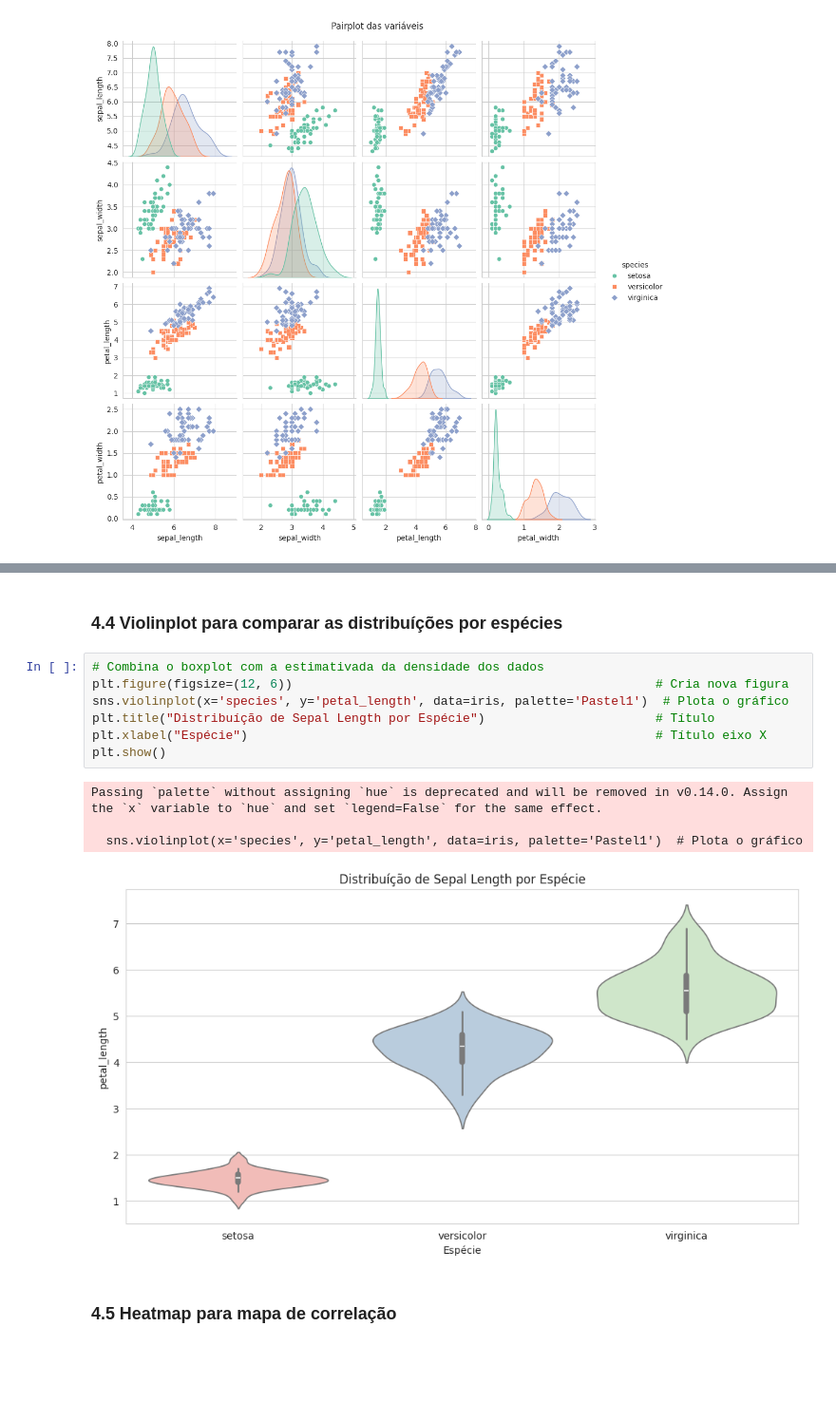
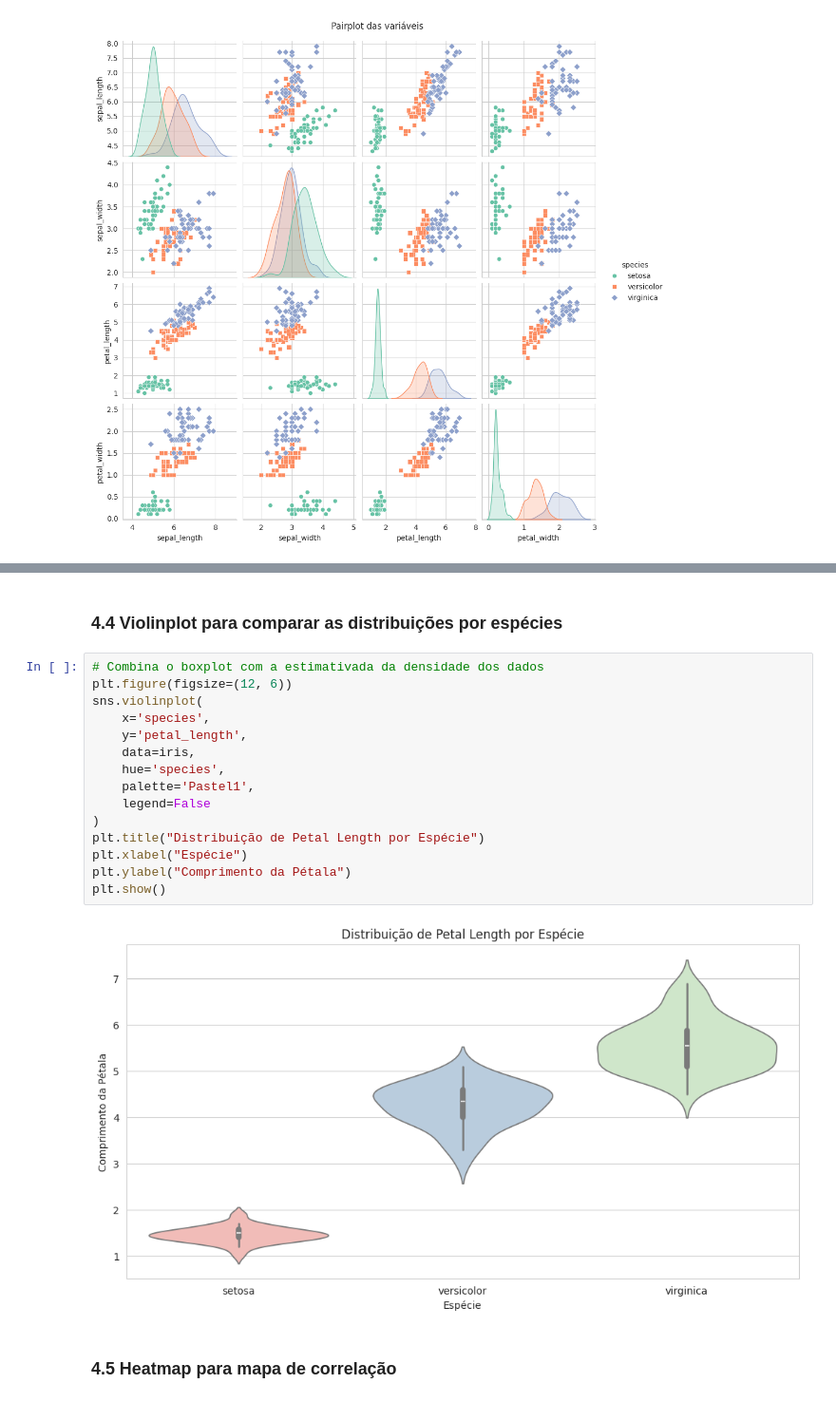
Before and after one commit to AngeloImon/Aulas-IA, a Jupyter notebook: Aula_IA_1_Iris_DataSet.ipynb, the cells around one changed output, grey strips where cells are left out. Shown at 95% size. Drawn from its saved outputs; the diff is of its cells as text; blank space fills up the shorter version.

```diff
--- a/Aula_IA_1_Iris_DataSet.ipynb
+++ b/Aula_IA_1_Iris_DataSet.ipynb
@@ -131,19 +134,24 @@ plt.show()
 # %% [output]
 [figure]
 # %% [markdown]
-### 4.4 Violinplot para comparar as distribuíções por espécies
+### 4.4 Violinplot para comparar as distribuições por espécies
 # %%
 # Combina o boxplot com a estimativada da densidade dos dados
-plt.figure(figsize=(12, 6))                                                 # Cria nova figura
-sns.violinplot(x='species', y='petal_length', data=iris, palette='Pastel1')  # Plota o gráfico
-plt.title("Distribuíção de Sepal Length por Espécie")                       # Título
-plt.xlabel("Espécie")                                                       # Título eixo X
+plt.figure(figsize=(12, 6))
+sns.violinplot(
+    x='species',
+    y='petal_length',
+    data=iris,
+    hue='species',
+    palette='Pastel1',
+    legend=False
+)
+plt.title("Distribuição de Petal Length por Espécie")
+plt.xlabel("Espécie")
+plt.ylabel("Comprimento da Pétala")
 plt.show()
 # %% [output]
-Passing `palette` without assigning `hue` is deprecated and will be removed in v0.14.0. Assign the `x` variable to `hue` and set `legend=False` for the same effect.
-
-  sns.violinplot(x='species', y='petal_length', data=iris, palette='Pastel1')  # Plota o gráfico
-[figure, old version]
+[figure, new version]
 # %% [markdown]
 ### 4.5 Heatmap para mapa de correlação
 # %%
```
Also changed, not shown: parts of 10 cells of this notebook.
